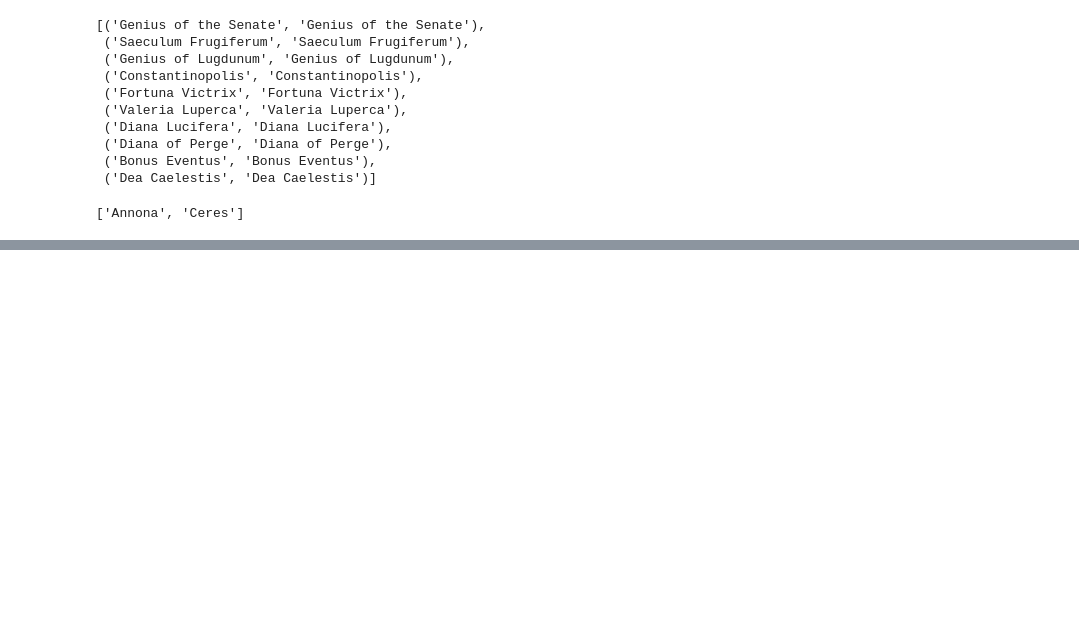
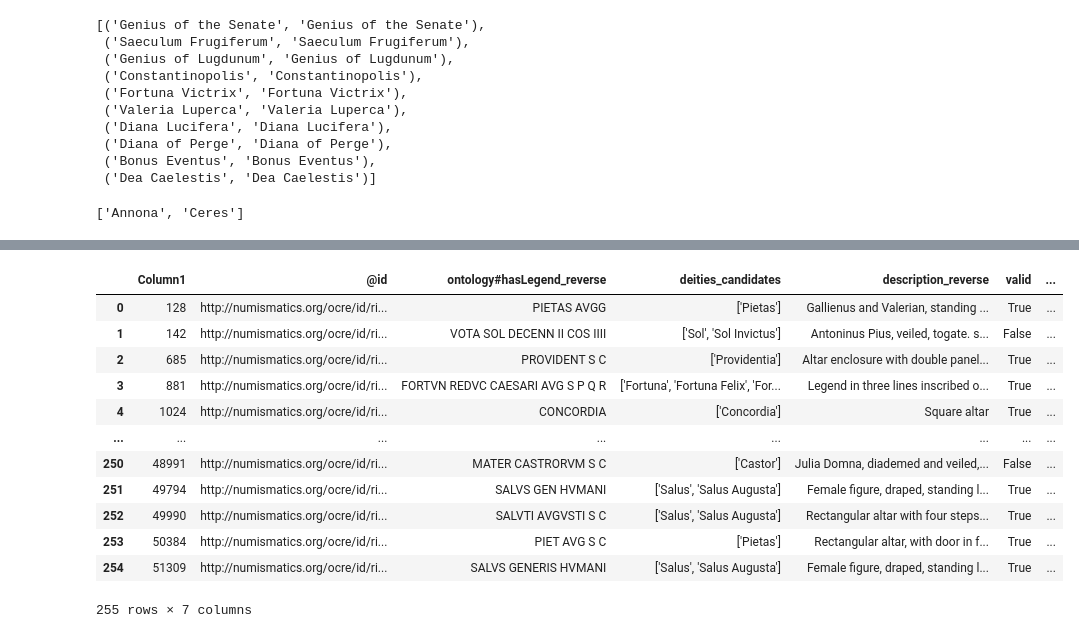
Before and after one commit to sdam-au/coins, a Jupyter notebook: scripts/3_coins_deities_extraction.ipynb, the cells around one changed output, grey strips where cells are left out. Drawn from its saved outputs; the diff is of its cells as text; code cells hidden in the pictures; blank space fills up the shorter version.

```diff
--- a/scripts/3_coins_deities_extraction.ipynb
+++ b/scripts/3_coins_deities_extraction.ipynb
@@ -324,0 +347,16 @@ False
+# %%
+coins_candidates
+# %% [output]
+|  | Column1 | @id | ontology#hasLegend_reverse | deities_candidates | description_reverse | valid | ... |
+| 0 | 128 | http://numismatics.org/ocre/id/ri... | PIETAS AVGG | ['Pietas'] | Gallienus and Valerian, standing ... | True | ... |
+| 1 | 142 | http://numismatics.org/ocre/id/ri... | VOTA SOL DECENN II COS IIII | ['Sol', 'Sol Invictus'] | Antoninus Pius, veiled, togate. s... | False | ... |
+| 2 | 685 | http://numismatics.org/ocre/id/ri... | PROVIDENT S C | ['Providentia'] | Altar enclosure with double panel... | True | ... |
+| 3 | 881 | http://numismatics.org/ocre/id/ri... | FORTVN REDVC CAESARI AVG S P Q R | ['Fortuna', 'Fortuna Felix', 'For... | Legend in three lines inscribed o... | True | ... |
+| 4 | 1024 | http://numismatics.org/ocre/id/ri... | CONCORDIA | ['Concordia'] | Square altar | True | ... |
+| ... | ... | ... | ... | ... | ... | ... | ... |
+| 250 | 48991 | http://numismatics.org/ocre/id/ri... | MATER CASTRORVM S C | ['Castor'] | Julia Domna, diademed and veiled,... | False | ... |
+| 251 | 49794 | http://numismatics.org/ocre/id/ri... | SALVS GEN HVMANI | ['Salus', 'Salus Augusta'] | Female figure, draped, standing l... | True | ... |
+| 252 | 49990 | http://numismatics.org/ocre/id/ri... | SALVTI AVGVSTI S C | ['Salus', 'Salus Augusta'] | Rectangular altar with four steps... | True | ... |
+| 253 | 50384 | http://numismatics.org/ocre/id/ri... | PIET AVG S C | ['Pietas'] | Rectangular altar, with door in f... | True | ... |
+| 254 | 51309 | http://numismatics.org/ocre/id/ri... | SALVS GENERIS HVMANI | ['Salus', 'Salus Augusta'] | Female figure, draped, standing l... | True | ... |
+255 rows × 7 columns
```
Also changed, not shown: parts of 20 cells of this notebook, 11 other files.
